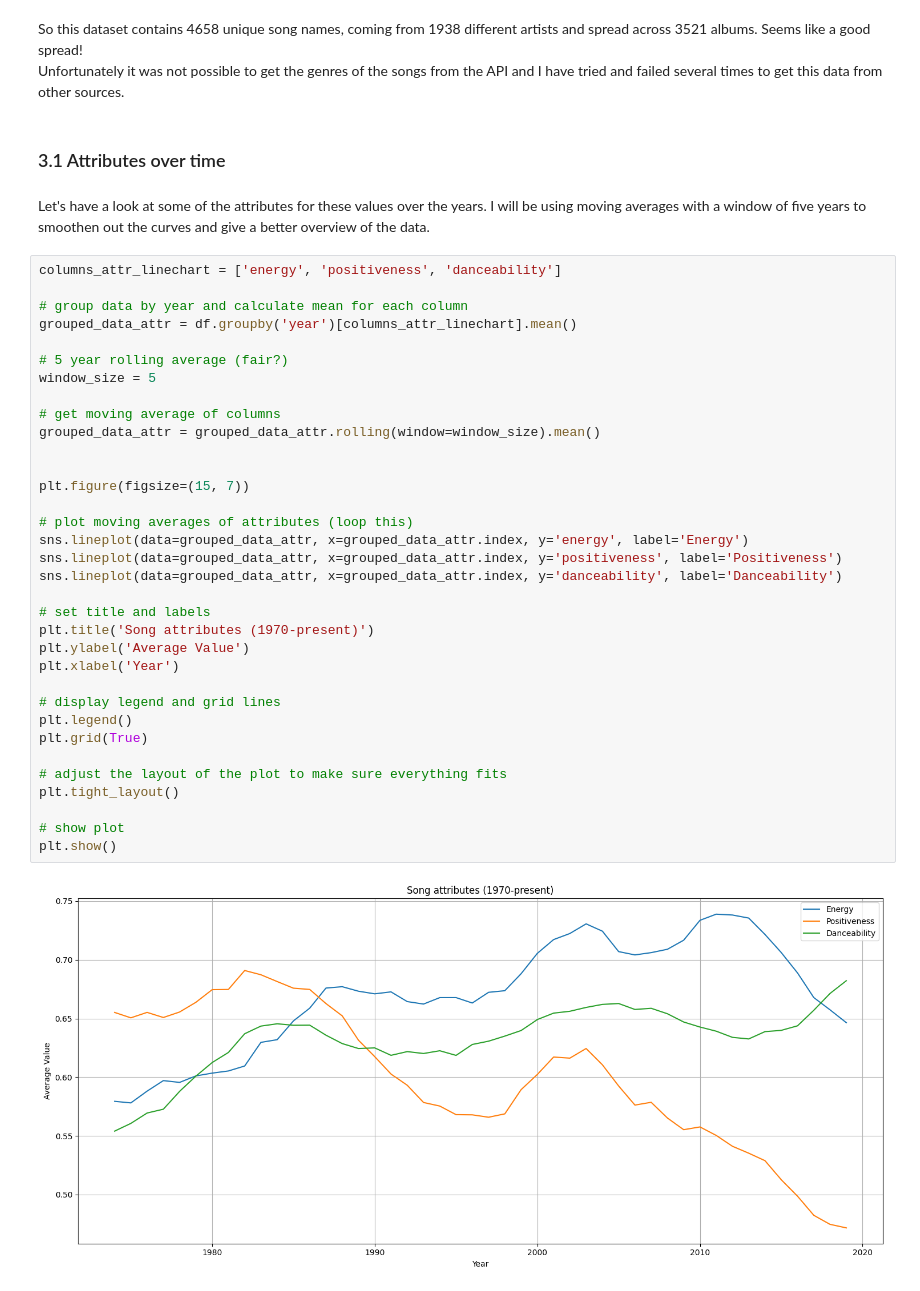
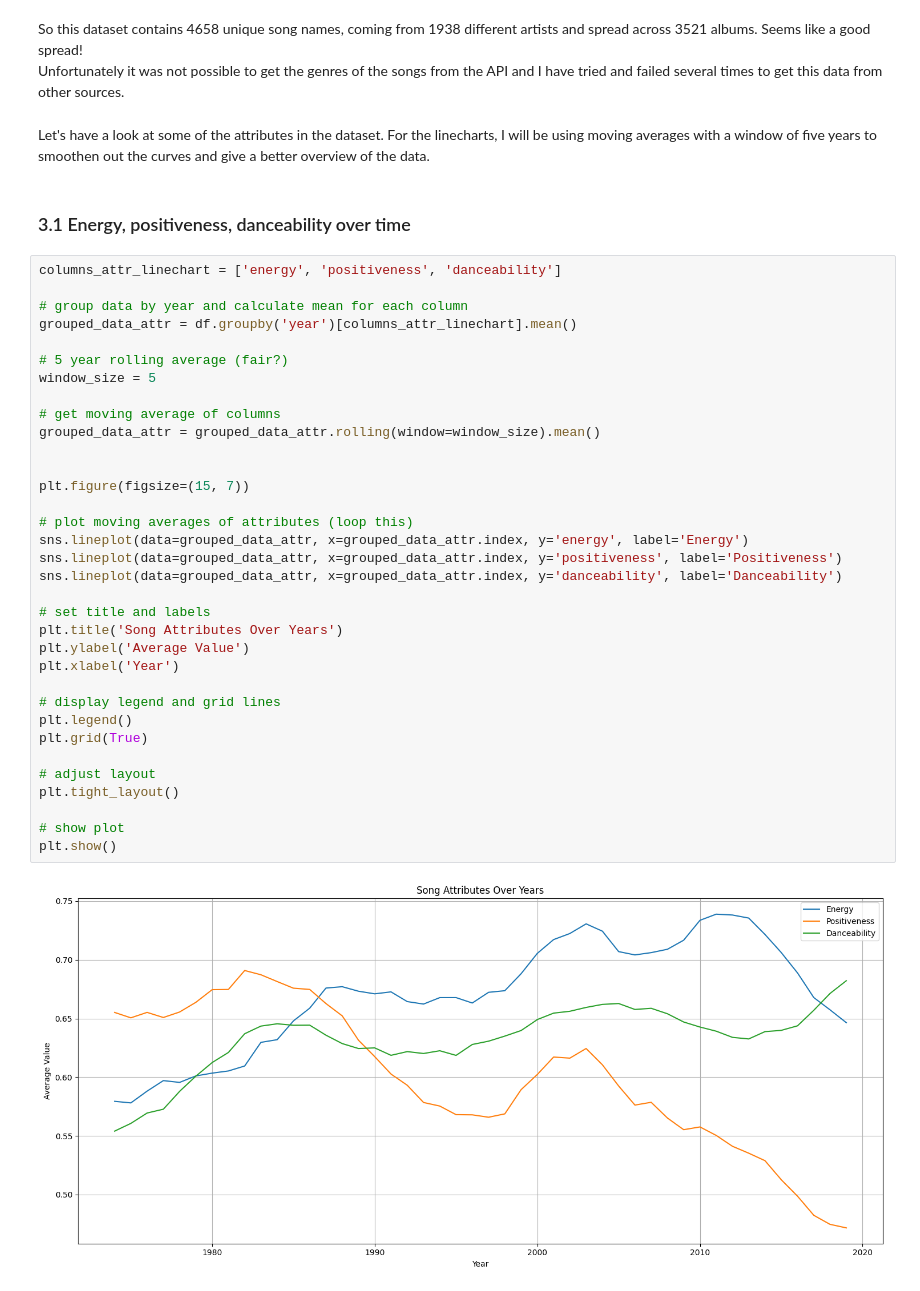
Before and after one commit to joelbit33/hit-songs-analysis, a Jupyter notebook: analysis/analysis.ipynb, the cells around one changed output. Cells and saved outputs as stored; diff of their text form.

```diff
--- a/analysis/analysis.ipynb
+++ b/analysis/analysis.ipynb
@@ -104,43 +105,43 @@ album_name: 3521 unique values
 # %% [markdown]
 So this dataset contains 4658 unique song names, coming from 1938 different artists and spread across 3521 albums.
 Seems like a good spread!<br>Unfortunately it was not possible to get the genres of the songs from the API and I have tried and failed several times to get this data from other sources.
+# %% [markdown]
+Let's have a look at some of the attributes in the dataset. For the linecharts, I will be using moving averages with a window of five years to smoothen out the curves and give a better overview of the data.
 # %% [markdown]
-### 3.1 Attributes over time
+### 3.1 Energy, positiveness, danceability over time
-# %% [markdown]
-Let's have a look at some of the attributes for these values over the years. I will be using moving averages with a window of five years to smoothen out the curves and give a better overview of the data.
 # %%
 columns_attr_linechart = ['energy', 'positiveness', 'danceability']
 
 # group data by year and calculate mean for each column
 grouped_data_attr = df.groupby('year')[columns_attr_linechart].mean()
 
 # 5 year rolling average (fair?)
 window_size = 5
 
 # get moving average of columns
 grouped_data_attr = grouped_data_attr.rolling(window=window_size).mean()
 
 
 plt.figure(figsize=(15, 7))
 
 # plot moving averages of attributes (loop this)
 sns.lineplot(data=grouped_data_attr, x=grouped_data_attr.index, y='energy', label='Energy')
 sns.lineplot(data=grouped_data_attr, x=grouped_data_attr.index, y='positiveness', label='Positiveness')
 sns.lineplot(data=grouped_data_attr, x=grouped_data_attr.index, y='danceability', label='Danceability')
 
 # set title and labels
-plt.title('Song attributes (1970-present)')
+plt.title('Song Attributes Over Years')
 plt.ylabel('Average Value')
 plt.xlabel('Year')
 
 # display legend and grid lines
 plt.legend()
 plt.grid(True)
 
-# adjust the layout of the plot to make sure everything fits
+# adjust layout
 plt.tight_layout()
 
 # show plot
 plt.show()
 # %% [output]
-[figure, old version]
+[figure, new version]
```
Also changed, not shown: parts of 7 cells of this notebook.
